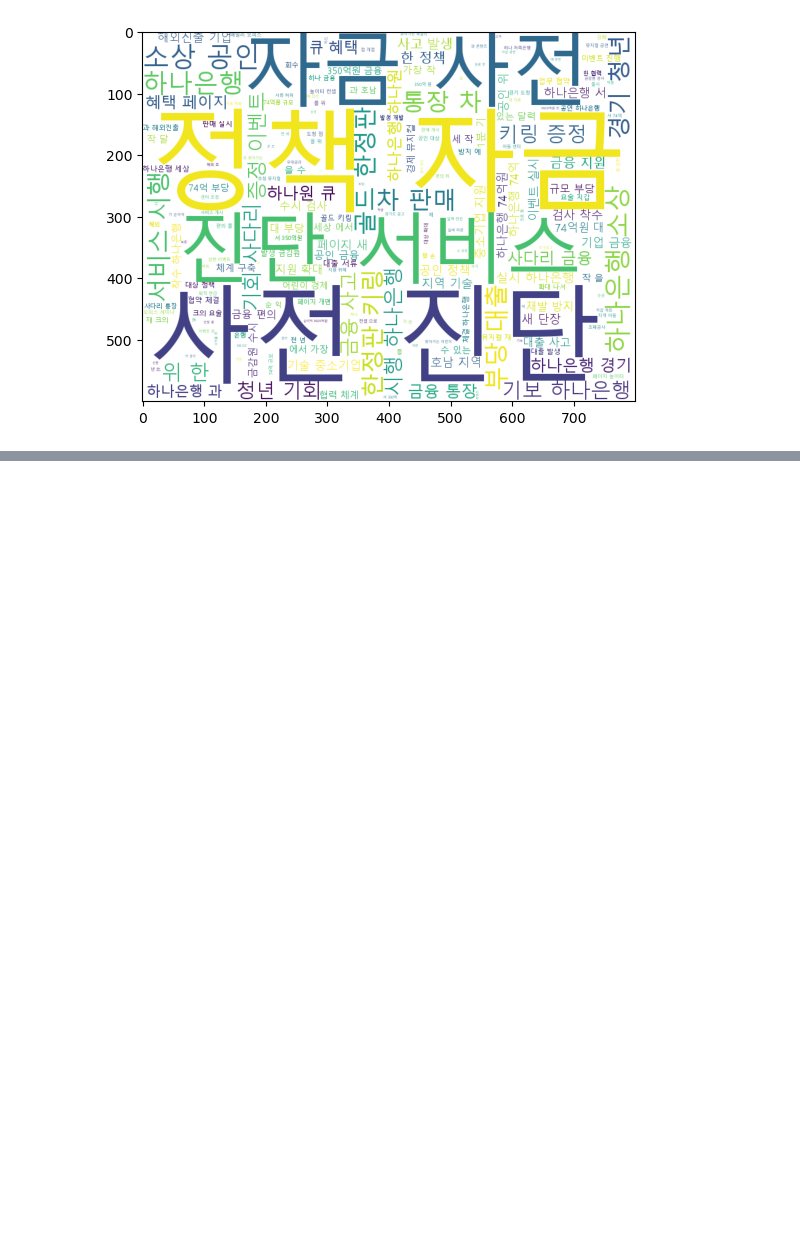
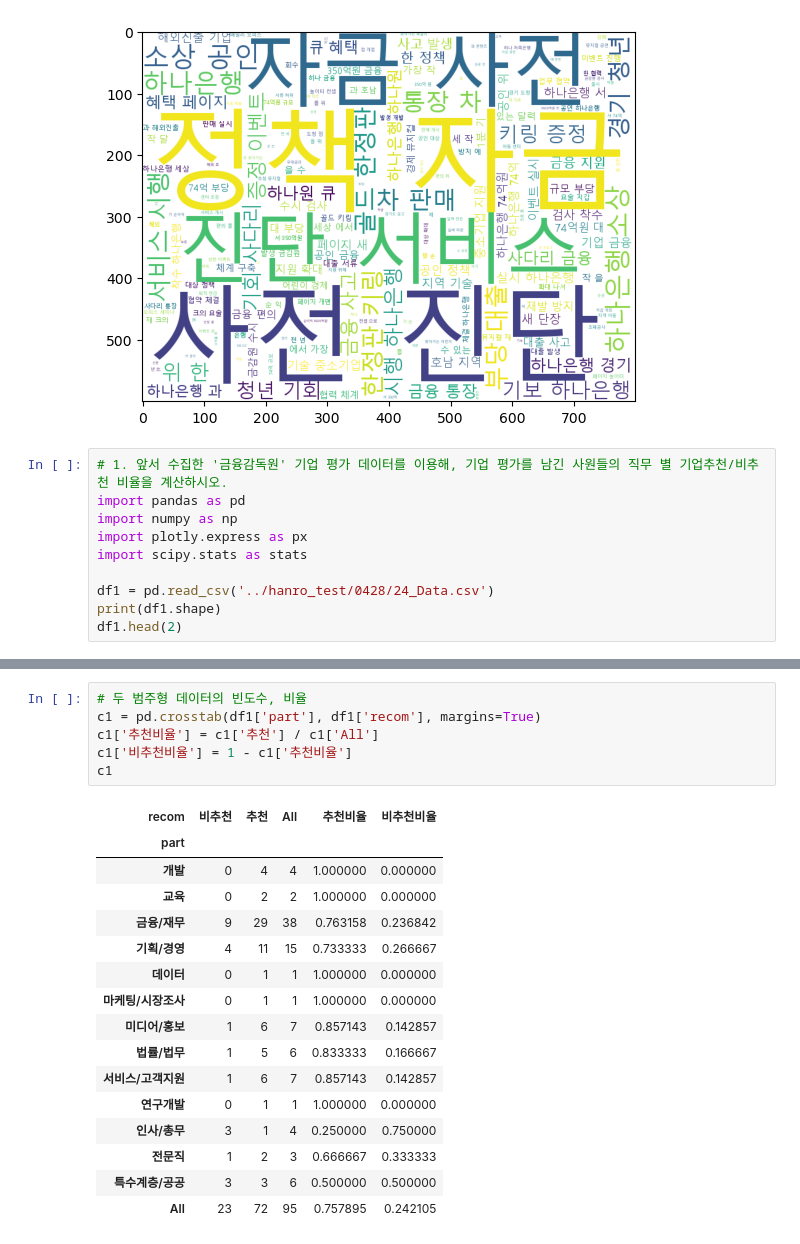
Before and after one commit to SIDED00R/hanaro_data, a Jupyter notebook: day20.ipynb, the cells around one changed output, grey strips where cells are left out. Saved outputs shown, nothing was run; the diff lists cells and outputs as text; blank space fills up the shorter version.

```diff
--- a/day20.ipynb
+++ b/day20.ipynb
@@ -190,3 +190,13 @@ plt.imshow(wc)
 # %% [output]
 <matplotlib.image.AxesImage at 0x...>
 [figure]
+# %%
+# 1. 앞서 수집한 '금융감독원' 기업 평가 데이터를 이용해, 기업 평가를 남긴 사원들의 직무 별 기업추천/비추천 비율을 계산하시오.
+import pandas as pd
+import numpy as np
+import plotly.express as px
+import scipy.stats as stats
+
+df1 = pd.read_csv('../hanro_test/0428/24_Data.csv')
+print(df1.shape)
+df1.head(2)
@@ -192,0 +228,23 @@ plt.imshow(wc)
+# %%
+# 두 범주형 데이터의 빈도수, 비율
+c1 = pd.crosstab(df1['part'], df1['recom'], margins=True)
+c1['추천비율'] = c1['추천'] / c1['All']
+c1['비추천비율'] = 1 - c1['추천비율']
+c1
+# %% [output]
+| recom | 비추천 | 추천 | All | 추천비율 | 비추천비율 |
+| part |  |  |  |  |  |
+| 개발 | 0 | 4 | 4 | 1.000000 | 0.000000 |
+| 교육 | 0 | 2 | 2 | 1.000000 | 0.000000 |
+| 금융/재무 | 9 | 29 | 38 | 0.763158 | 0.236842 |
+| 기획/경영 | 4 | 11 | 15 | 0.733333 | 0.266667 |
+| 데이터 | 0 | 1 | 1 | 1.000000 | 0.000000 |
+| 마케팅/시장조사 | 0 | 1 | 1 | 1.000000 | 0.000000 |
+| 미디어/홍보 | 1 | 6 | 7 | 0.857143 | 0.142857 |
+| 법률/법무 | 1 | 5 | 6 | 0.833333 | 0.166667 |
+| 서비스/고객지원 | 1 | 6 | 7 | 0.857143 | 0.142857 |
+| 연구개발 | 0 | 1 | 1 | 1.000000 | 0.000000 |
+| 인사/총무 | 3 | 1 | 4 | 0.250000 | 0.750000 |
+| 전문직 | 1 | 2 | 3 | 0.666667 | 0.333333 |
+| 특수계층/공공 | 3 | 3 | 6 | 0.500000 | 0.500000 |
+| All | 23 | 72 | 95 | 0.757895 | 0.242105 |
```
Also changed, not shown: parts of 28 cells of this notebook, 1 other file.
